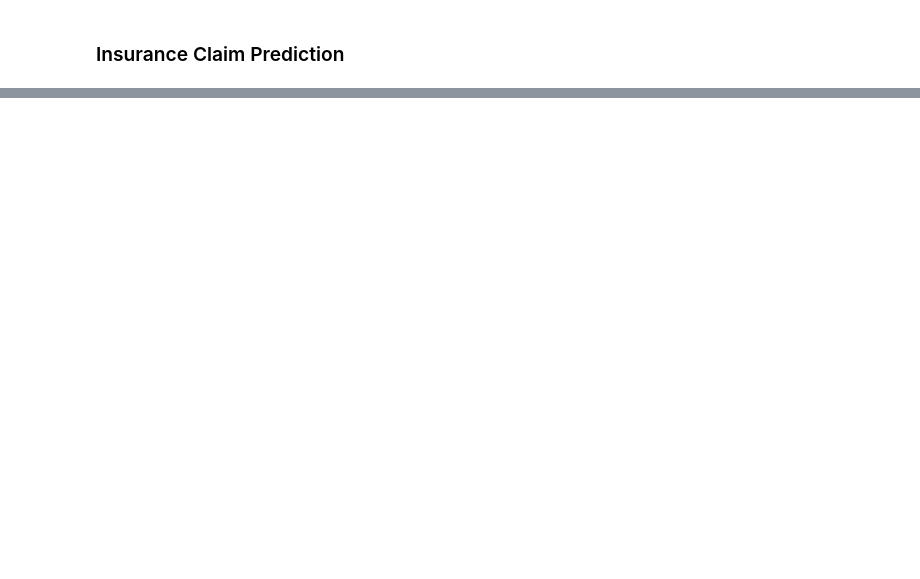
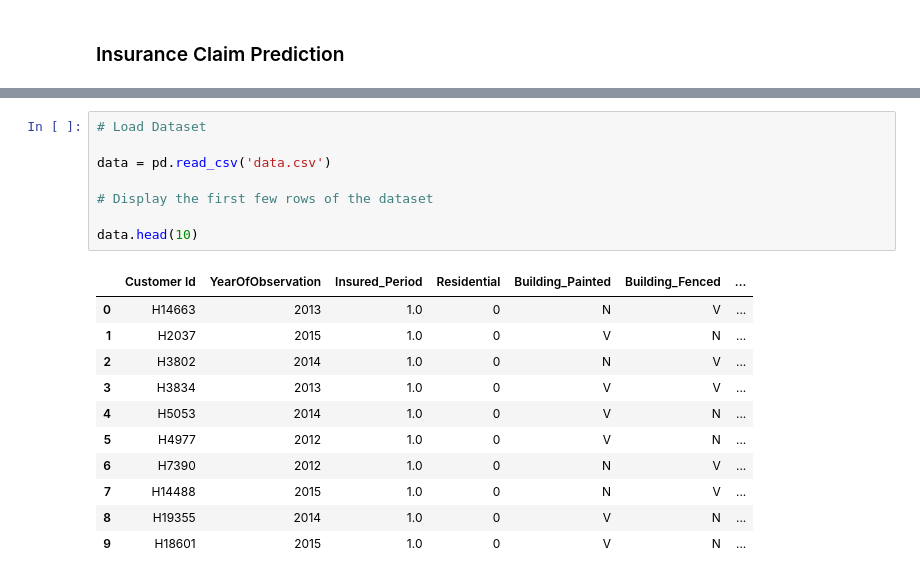
Before and after one commit to Obakeng-Amos/Building-Insurance-Claim-Prediction, a Jupyter notebook: insurance_claim_prediction.ipynb, the cells around one changed output, grey strips where cells are left out. Drawn from its saved outputs; the diff is of its cells as text; blank space fills up the shorter version.

```diff
--- a/insurance_claim_prediction.ipynb
+++ b/insurance_claim_prediction.ipynb
@@ -13,0 +15,20 @@ ModuleNotFoundError: No module named 'sklearn'
+# %%
+# Load Dataset
+
+data = pd.read_csv('data.csv')
+
+# Display the first few rows of the dataset
+
+data.head(10)
+# %% [output]
+|  | Customer Id | YearOfObservation | Insured_Period | Residential | Building_Painted | Building_Fenced | ... |
+| 0 | H14663 | 2013 | 1.0 | 0 | N | V | ... |
+| 1 | H2037 | 2015 | 1.0 | 0 | V | N | ... |
+| 2 | H3802 | 2014 | 1.0 | 0 | N | V | ... |
+| 3 | H3834 | 2013 | 1.0 | 0 | V | V | ... |
+| 4 | H5053 | 2014 | 1.0 | 0 | V | N | ... |
+| 5 | H4977 | 2012 | 1.0 | 0 | V | N | ... |
+| 6 | H7390 | 2012 | 1.0 | 0 | N | V | ... |
+| 7 | H14488 | 2015 | 1.0 | 0 | N | V | ... |
+| 8 | H19355 | 2014 | 1.0 | 0 | V | N | ... |
+| 9 | H18601 | 2015 | 1.0 | 0 | V | N | ... |
```
Also changed, not shown: parts of 13 cells of this notebook.
